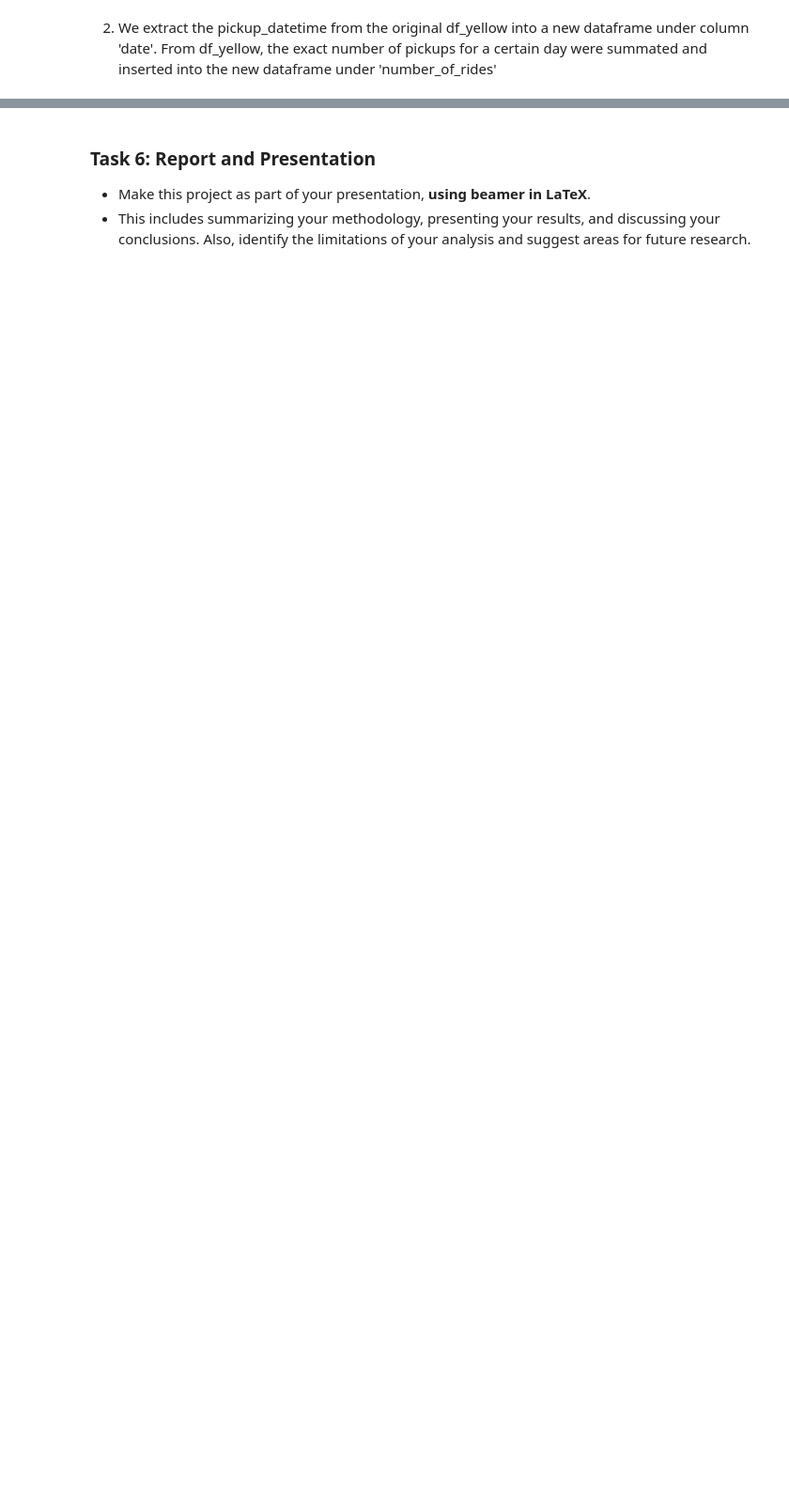
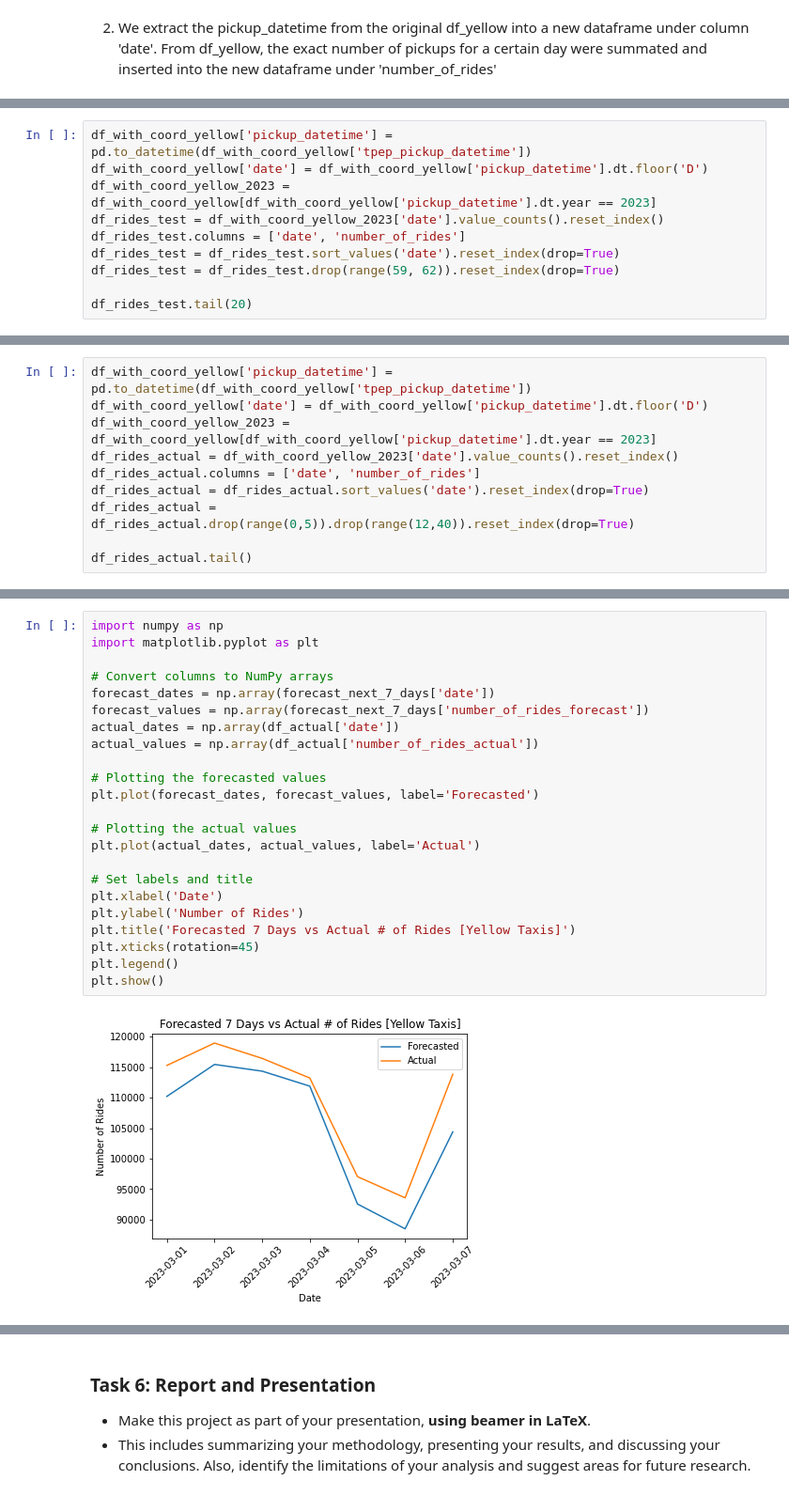
Before and after one commit to ngiorda4/NYC-Taxi-Analysis-and-Forecasting, a Jupyter notebook: 4_temporal_spatial_data_analysis.ipynb, the cells around one changed output, grey strips where cells are left out. Shown at 94% size. Saved outputs shown, nothing was run; the diff lists cells and outputs as text; blank space fills up the shorter version.

```diff
--- a/4_temporal_spatial_data_analysis.ipynb
+++ b/4_temporal_spatial_data_analysis.ipynb
@@ -1117,0 +735,10 @@ For the yellow and green taxi dataframes, the model was able to accurately predi
+# %%
+df_with_coord_yellow['pickup_datetime'] = pd.to_datetime(df_with_coord_yellow['tpep_pickup_datetime'])
+df_with_coord_yellow['date'] = df_with_coord_yellow['pickup_datetime'].dt.floor('D')
+df_with_coord_yellow_2023 = df_with_coord_yellow[df_with_coord_yellow['pickup_datetime'].dt.year == 2023]
+df_rides_test = df_with_coord_yellow_2023['date'].value_counts().reset_index()
+df_rides_test.columns = ['date', 'number_of_rides']
+df_rides_test = df_rides_test.sort_values('date').reset_index(drop=True)
+df_rides_test = df_rides_test.drop(range(59, 62)).reset_index(drop=True)
+
+df_rides_test.tail(20)
@@ -1117,0 +812,10 @@ For the yellow and green taxi dataframes, the model was able to accurately predi
+# %%
+df_with_coord_yellow['pickup_datetime'] = pd.to_datetime(df_with_coord_yellow['tpep_pickup_datetime'])
+df_with_coord_yellow['date'] = df_with_coord_yellow['pickup_datetime'].dt.floor('D')
+df_with_coord_yellow_2023 = df_with_coord_yellow[df_with_coord_yellow['pickup_datetime'].dt.year == 2023]
+df_rides_actual = df_with_coord_yellow_2023['date'].value_counts().reset_index()
+df_rides_actual.columns = ['date', 'number_of_rides']
+df_rides_actual = df_rides_actual.sort_values('date').reset_index(drop=True)
+df_rides_actual = df_rides_actual.drop(range(0,5)).drop(range(12,40)).reset_index(drop=True)
+
+df_rides_actual.tail()
@@ -1117,0 +880,25 @@ For the yellow and green taxi dataframes, the model was able to accurately predi
+# %%
+import numpy as np
+import matplotlib.pyplot as plt
+
+# Convert columns to NumPy arrays
+forecast_dates = np.array(forecast_next_7_days['date'])
+forecast_values = np.array(forecast_next_7_days['number_of_rides_forecast'])
+actual_dates = np.array(df_actual['date'])
+actual_values = np.array(df_actual['number_of_rides_actual'])
+
+# Plotting the forecasted values
+plt.plot(forecast_dates, forecast_values, label='Forecasted')
+
+# Plotting the actual values
+plt.plot(actual_dates, actual_values, label='Actual')
+
+# Set labels and title
+plt.xlabel('Date')
+plt.ylabel('Number of Rides')
+plt.title('Forecasted 7 Days vs Actual # of Rides [Yellow Taxis]')
+plt.xticks(rotation=45)
+plt.legend()
+plt.show()
+# %% [output]
+[figure, added]
```
Also changed, not shown: parts of 52 cells of this notebook.
